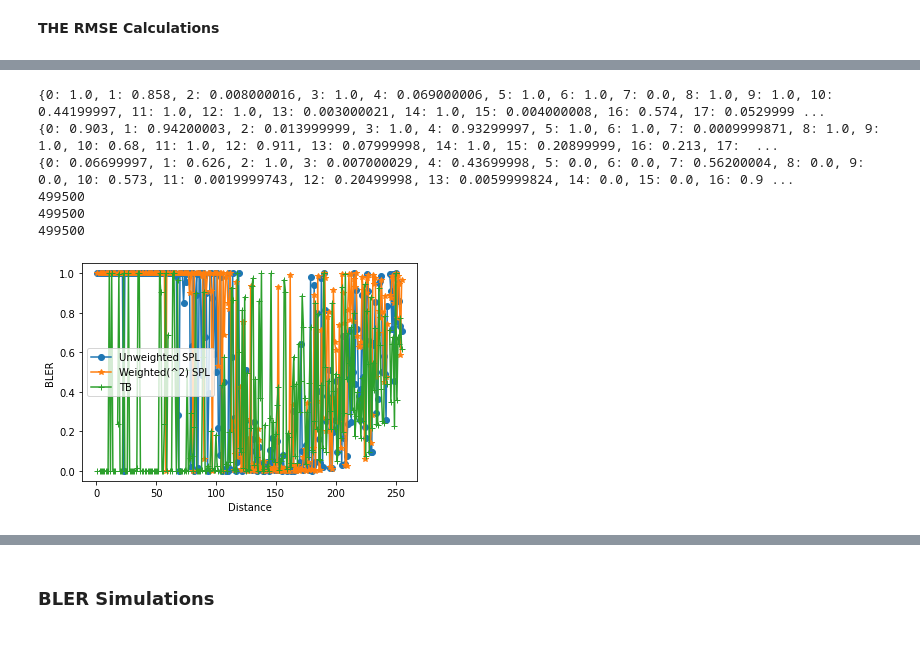
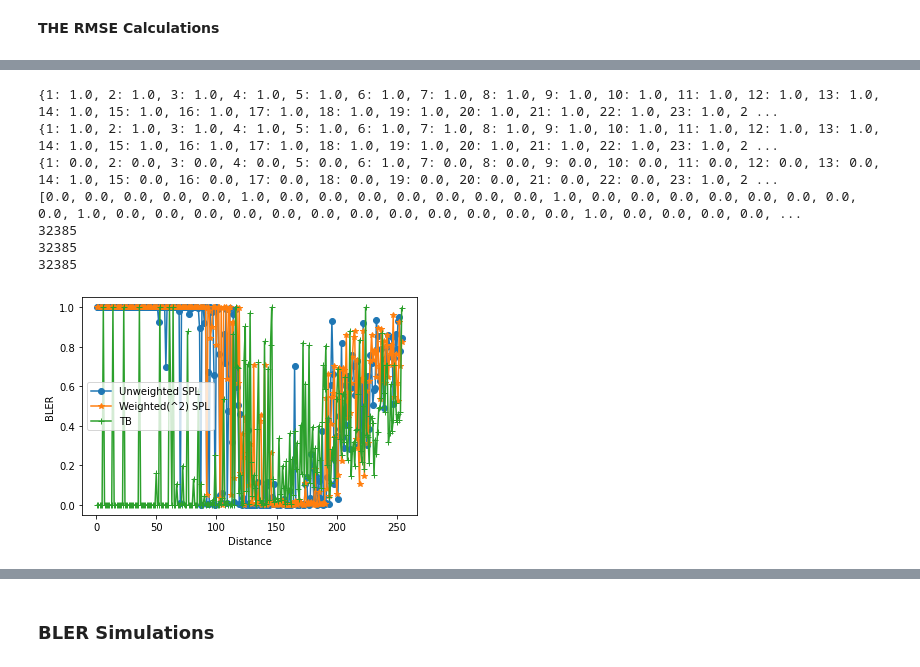
Before and after one commit to neelabhro/Deep-Learning-based-Wireless-Communications, a Jupyter notebook: SPL_uw|SPL_w|TB.ipynb, the cells around one changed output, grey strips where cells are left out. Cells and saved outputs as stored; diff of their text form; code cells hidden in the pictures.

```diff
--- a/SPL_uw|SPL_w|TB.ipynb
+++ b/SPL_uw|SPL_w|TB.ipynb
@@ -226,7 +196,7 @@ class AE(object):
 
             # Channel
             #noise_std = tf.placeholder(tf.float32, shape=())
-            noise_std = tf.placeholder(tf.float32, shape=[1000,2,2])
+            noise_std = tf.placeholder(tf.float32, shape=[10000,2,2])
             noise = tf.random_normal(tf.shape(x), mean=0.0, stddev=noise_std)
 
             fade = tf.random.normal(shape=tf.shape(x))
@@ -564,7 +534,7 @@ class AE_Weighted(object):
 
             # Channel
             #noise_std = tf.placeholder(tf.float32, shape=())
-            noise_std = tf.placeholder(tf.float32, shape=[1000,2,2])
+            noise_std = tf.placeholder(tf.float32, shape=[10000,2,2])
             noise = tf.random_normal(tf.shape(x), mean=0.0, stddev=noise_std)
 
             fade = tf.random.normal(shape=tf.shape(x))
@@ -799,7 +769,7 @@ class AE_Weighted(object):
         plt.ylim([1e-5,1])
         return image
 # %%
-train_EbNodB = ad_noise_std
+train_EbNodB = ad_noise_SNR
 val_EbNodB = train_EbNodB
 
 lr = 0.01
@@ -808,15 +778,15 @@ epoch = [10000]
 
 training_params = [
     #batch_size, lr, ebnodb, iterations
-    [s, 1000 , 0.01, train_EbNodB, 10000]
+    [s, 10000 , 0.01, train_EbNodB, 10000]
 #    [10000 , 0.001, train_EbNodB, 10000]
     ]
 
 validation_params = [
     #batch_size, ebnodb, val_steps
-    [1000, val_EbNodB, 1000],
-    [1000, val_EbNodB, 1000],
-    [1000, val_EbNodB, 1000]
+    [10000, val_EbNodB, 1000],
+    [10000, val_EbNodB, 1000],
+    [10000, val_EbNodB, 1000]
     ]
 
 model_file = 'models/ae_k_{}_n_{}'.format(k,n)
@@ -884,7 +854,7 @@ class AE_Tb(object):
 
             # Channel
             #noise_std = tf.placeholder(tf.float32, shape=())
-            noise_std = tf.placeholder(tf.float32, shape=[1000,2,2])
+            noise_std = tf.placeholder(tf.float32, shape=[10000,2,2])
             noise = tf.random_normal(tf.shape(x), mean=0.0, stddev=noise_std)
 
             fade = tf.random.normal(shape=tf.shape(x))
@@ -1338,7 +1327,7 @@ nan
 
 #for i in range(len(s_ind[253])):
 #  print(s_ind[253][i])
-
+#batch_size = 50000
 bler_uw = {}
 bler_w = {}
 bler_Tb = {}
@@ -1348,50 +1337,59 @@ bler_final_Tb = {}
 bler_final_uw_val = []
 bler_final_w_val = []
 bler_final_Tb_val = []
 
-for j in range(batch_size):
-    bler_uw[j] = ae.end2end_bler(len(tr), np.tile(tr_noise_std[j], (batch_size, 1, 1)), tr[j]*np.ones(batch_size))
-    bler_w[j] = ae_Weighted.end2end_bler(len(tr), np.tile(tr_noise_std[j], (batch_size, 1, 1)), tr[j]*np.ones(batch_size))
-    bler_Tb[j] = ae_Tb.end2end_bler(len(tr), np.tile(tr_noise_std[j], (batch_size, 1, 1)), tr[j]*np.ones(batch_size))
+#for j in range(batch_size):
+#    bler_uw[j] = ae.end2end_bler(len(tr), np.tile(tr_noise_std[j], (batch_size, 1, 1)), tr[j]*np.ones(batch_size))
+#    bler_w[j] = ae_Weighted.end2end_bler(len(tr), np.tile(tr_noise_std[j], (batch_size, 1, 1)), tr[j]*np.ones(batch_size))
+#    bler_Tb[j] = ae_Tb.end2end_bler(len(tr), np.tile(tr_noise_std[j], (batch_size, 1, 1)), tr[j]*np.ones(batch_size))
+#print(bler_uw)
+#print(bler_w)
+#print(bler_Tb)
+Beta = {}
+SNR_var = {}
+
+
+for j in range(1,M-1):
+    bler_uw[j] = ae.end2end_bler(batch_size, np.tile(const_noise_SNR[j], (batch_size, 1, 1)), j*np.ones(batch_size))
+    bler_w[j] = ae_Weighted.end2end_bler(batch_size, np.tile(const_noise_SNR[j], (batch_size, 1, 1)), j*np.ones(batch_size))
+    bler_Tb[j] = ae_Tb.end2end_bler(batch_size, np.tile(const_noise_SNR[j], (batch_size, 1, 1)), j*np.ones(batch_size))
 print(bler_uw)
 print(bler_w)
 print(bler_Tb)
 
-for j in range(1,M):
-  bler_final_uw[j] = np.divide((sum(bler_uw[s_ind[j][i]] for i in range(len(s_ind[j])))),len(s_ind[j]))
-  bler_final_w[j] = np.divide((sum(bler_w[s_ind[j][i]] for i in range(len(s_ind[j])))),len(s_ind[j]))
-  bler_final_Tb[j] = np.divide((sum(bler_Tb[s_ind[j][i]] for i in range(len(s_ind[j])))),len(s_ind[j]))
 
-
-#print(bler_final_uw)
-
+bler_final_uw = bler_uw
+bler_final_w = bler_w
+bler_final_Tb = bler_Tb
 
 for i in bler_final_uw.values():
   bler_final_uw_val.append(i)
 #bler_final_uw_val = np.flip(bler_final_uw_val)
 for i in bler_final_w.values():
   bler_final_w_val.append(i)
 #bler_final_w_val = np.flip(bler_final_w_val)
 for i in bler_final_Tb.values():
   bler_final_Tb_val.append(i)
 #bler_final_Tb_val = np.flip(bler_final_Tb_val)
+message = np.arange(1,M-1)
 plt.plot(message, bler_final_uw_val, '-o');
 plt.plot(message, bler_final_w_val, '-*');
 plt.plot(message, bler_final_Tb_val, '-+');
-
+print(bler_final_Tb_val)
 plt.xlabel('Distance')
 plt.ylabel('BLER')
 plt.legend(['Unweighted SPL', 'Weighted(^2) SPL','TB'])
 
 print(sum(bler_uw))
 print(sum(bler_w))
 print(sum(bler_Tb))
 # %% [output]
-{0: 1.0, 1: 0.858, 2: 0.008000016, 3: 1.0, 4: 0.069000006, 5: 1.0, 6: 1.0, 7: 0.0, 8: 1.0, 9: 1.0, 10: 0.44199997, 11: 1.0, 12: 1.0, 13: 0.003000021, 14: 1.0, 15: 0.004000008, 16: 0.574, 17: 0.0529999 ...
-{0: 0.903, 1: 0.94200003, 2: 0.013999999, 3: 1.0, 4: 0.93299997, 5: 1.0, 6: 1.0, 7: 0.0009999871, 8: 1.0, 9: 1.0, 10: 0.68, 11: 1.0, 12: 0.911, 13: 0.07999998, 14: 1.0, 15: 0.20899999, 16: 0.213, 17:  ...
-{0: 0.06699997, 1: 0.626, 2: 1.0, 3: 0.007000029, 4: 0.43699998, 5: 0.0, 6: 0.0, 7: 0.56200004, 8: 0.0, 9: 0.0, 10: 0.573, 11: 0.0019999743, 12: 0.20499998, 13: 0.0059999824, 14: 0.0, 15: 0.0, 16: 0.9 ...
-499500
-499500
-499500
+{1: 1.0, 2: 1.0, 3: 1.0, 4: 1.0, 5: 1.0, 6: 1.0, 7: 1.0, 8: 1.0, 9: 1.0, 10: 1.0, 11: 1.0, 12: 1.0, 13: 1.0, 14: 1.0, 15: 1.0, 16: 1.0, 17: 1.0, 18: 1.0, 19: 1.0, 20: 1.0, 21: 1.0, 22: 1.0, 23: 1.0, 2 ...
+{1: 1.0, 2: 1.0, 3: 1.0, 4: 1.0, 5: 1.0, 6: 1.0, 7: 1.0, 8: 1.0, 9: 1.0, 10: 1.0, 11: 1.0, 12: 1.0, 13: 1.0, 14: 1.0, 15: 1.0, 16: 1.0, 17: 1.0, 18: 1.0, 19: 1.0, 20: 1.0, 21: 1.0, 22: 1.0, 23: 1.0, 2 ...
+{1: 0.0, 2: 0.0, 3: 0.0, 4: 0.0, 5: 0.0, 6: 1.0, 7: 0.0, 8: 0.0, 9: 0.0, 10: 0.0, 11: 0.0, 12: 0.0, 13: 0.0, 14: 1.0, 15: 0.0, 16: 0.0, 17: 0.0, 18: 0.0, 19: 0.0, 20: 0.0, 21: 0.0, 22: 0.0, 23: 1.0, 2 ...
+[0.0, 0.0, 0.0, 0.0, 0.0, 1.0, 0.0, 0.0, 0.0, 0.0, 0.0, 0.0, 0.0, 1.0, 0.0, 0.0, 0.0, 0.0, 0.0, 0.0, 0.0, 0.0, 1.0, 0.0, 0.0, 0.0, 0.0, 0.0, 0.0, 0.0, 0.0, 0.0, 0.0, 0.0, 0.0, 1.0, 0.0, 0.0, 0.0, 0.0, ...
+32385
+32385
+32385
-[figure, old version]
+[figure, new version]
 # %%
```
Also changed, not shown: parts of 15 cells of this notebook.
